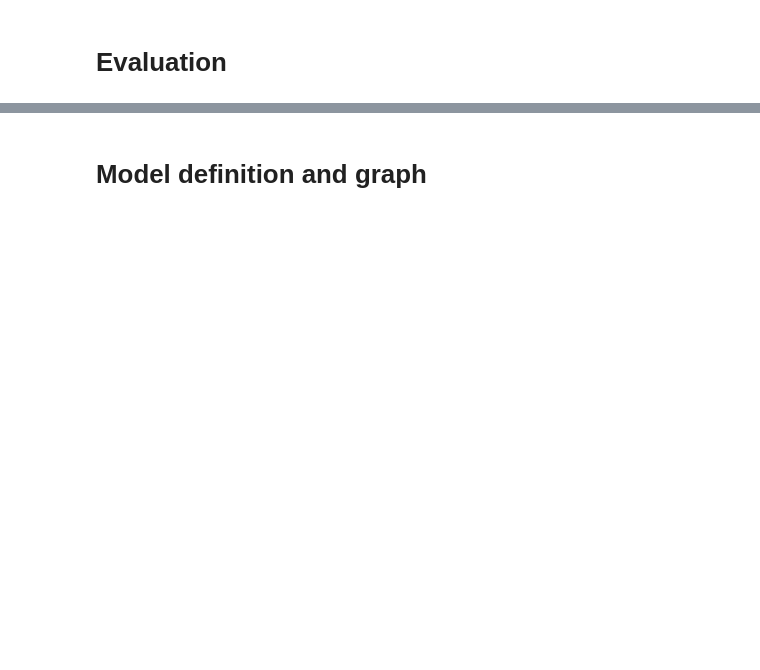
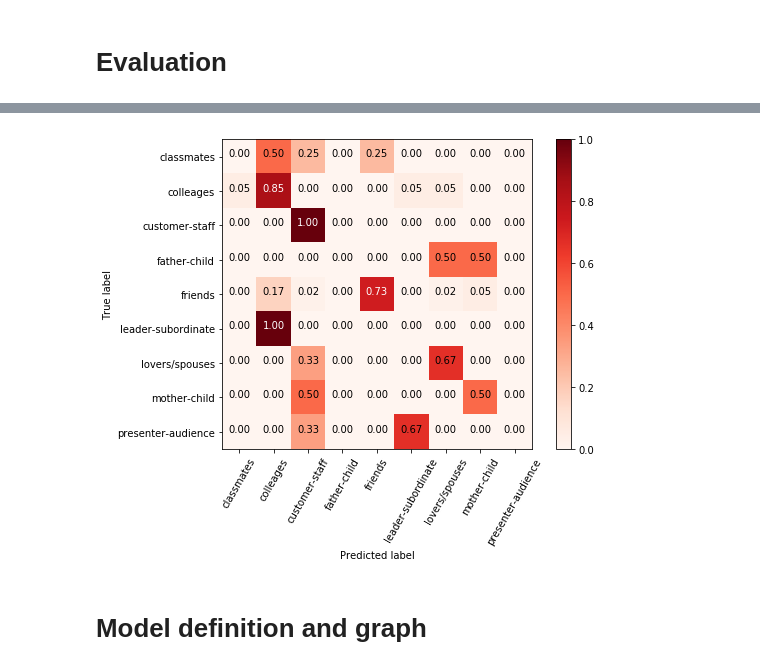
Before and after one commit to emasa/social-relations-recognition-egocentric-photostreams, a Jupyter notebook: src/notebooks/train-model-egocentric-photostreams.ipynb, the cells around one changed output, grey strips where cells are left out. Cells and saved outputs as stored; diff of their text form; code cells hidden in the pictures; blank space fills up the shorter version.

```diff
--- a/src/notebooks/train-model-egocentric-photostreams.ipynb
+++ b/src/notebooks/train-model-egocentric-photostreams.ipynb
@@ -900,3 +1119,14 @@ for weighted in [True, False]:
+# %%
+if relation_is_present:
+    cm = rel_stats[1]
+    plot_confusion_matrix(cm=cm,
+                          normalize    = True,
+                          target_names = RELATIONS,
+                          digits=True,
+                          title='',
+                          cmap='Reds')
+# %% [output]
+[figure, added]
 # %% [markdown]
 # Model definition and graph
 # %%
```
Also changed, not shown: parts of 17 cells of this notebook, 2 other files.
